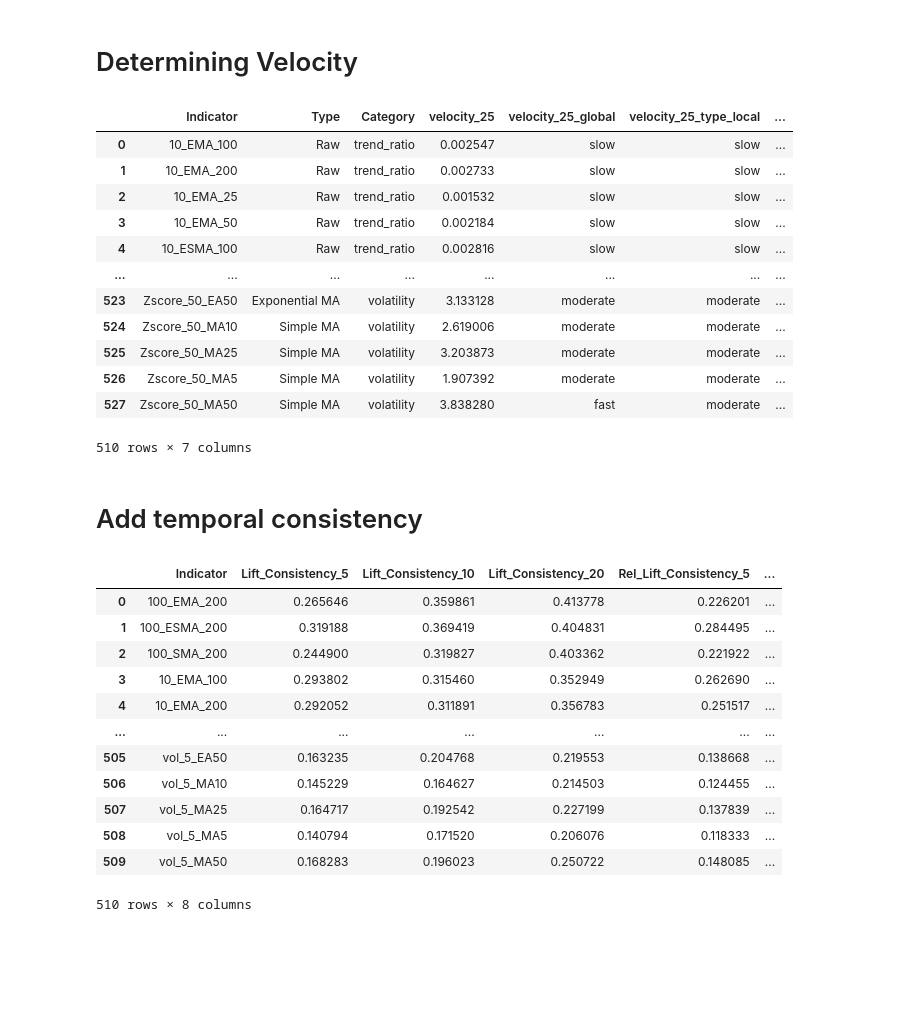
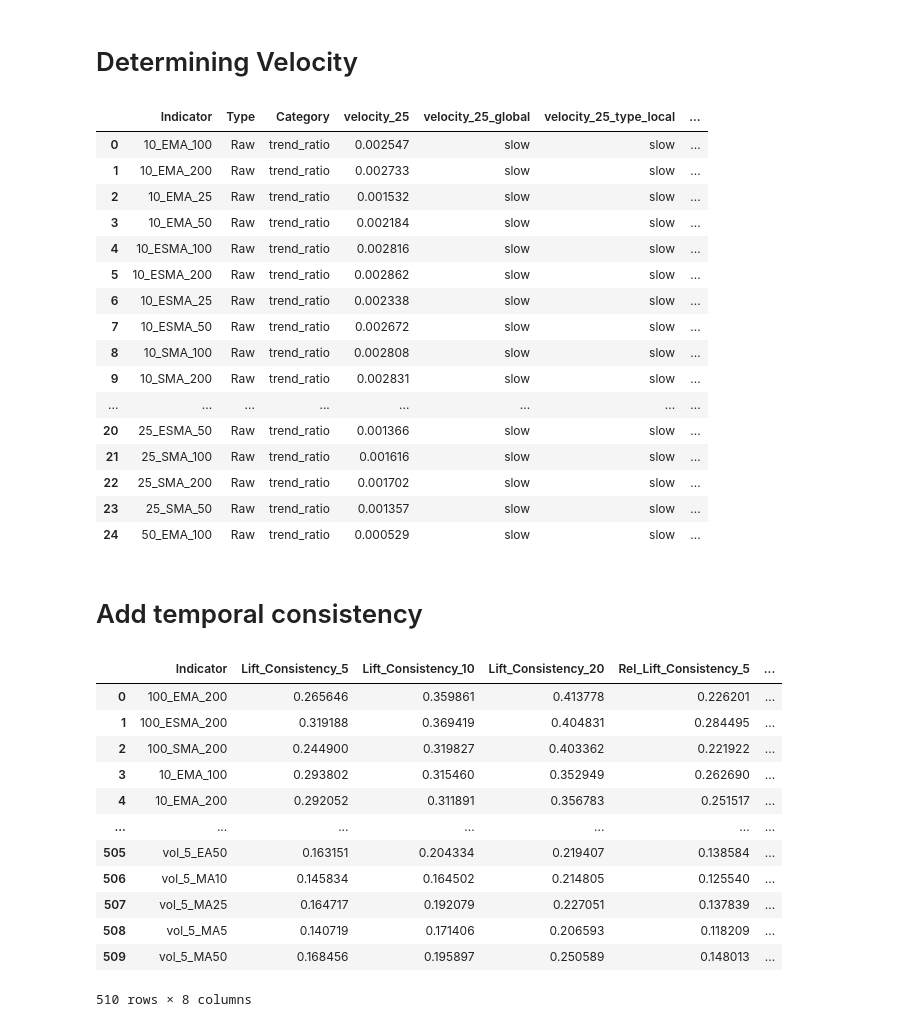
Before and after one commit to bchase17/Fracturion, a Jupyter notebook: Indicator_Selection_Pipeline/Finalization/finalization.ipynb, the cells around one changed output. Cells and saved outputs as stored; diff of their text form; code cells hidden in the pictures; blank space fills up the shorter version.

```diff
--- a/Indicator_Selection_Pipeline/Finalization/finalization.ipynb
+++ b/Indicator_Selection_Pipeline/Finalization/finalization.ipynb
@@ -49,47 +49,67 @@ for i, row in high_level_cat.iterrows():
     series = df[indicator]
     series = series / series.mean()
 
     # Skip non-numeric series
     if not np.issubdtype(series.dtype, np.number):
         continue
 
     velocity_25 = series.diff().abs().rolling(window=25).mean().mean()
 
     high_level_cat.at[i, 'velocity_25'] = velocity_25
 
 # Define labels
 labels = ['slow', 'moderate', 'fast']
 
 # Global velocity binning
 quantiles_global = high_level_cat['velocity_25'].quantile([0.33, 0.66])
 bins_global = [-np.inf, quantiles_global[0.33], quantiles_global[0.66], np.inf]
 high_level_cat['velocity_25_global'] = pd.cut(high_level_cat['velocity_25'], bins=bins_global, labels=labels)
 
-# Type-local velocity binning
-high_level_cat['velocity_25_type_local'] = high_level_cat.groupby('Type')['velocity_25'].transform(
-    lambda x: pd.cut(x, bins=np.quantile(x, [0, 0.33, 0.66, 1]), labels=labels, duplicates='drop')
+def qbin(s):
+    """Return a 3-level q-cut, or fall back to a single label."""
+    s = s.dropna()
+    if s.nunique() < 3:
+        # not enough spread – label everything 'moderate'
+        return pd.Series(['moderate'] * len(s), index=s.index)
+
+    # Compute break-points; allow for ties
+    q = np.quantile(s, [0, .33, .66, 1])
+    # If duplicates remain after dropping, we fall back to qcut
+    try:
+        return pd.cut(s, bins=q, labels=labels, include_lowest=True,
+                      duplicates='drop')
+    except ValueError:                   # still too few bins
+        return pd.qcut(s.rank(method='first'), 3, labels=labels)
+
+# Type-local
+high_level_cat['velocity_25_type_local'] = (
+    high_level_cat.groupby('Type')['velocity_25'].transform(qbin)
 )
 
-# Category-local velocity binning
-high_level_cat['velocity_25_cat_local'] = high_level_cat.groupby('Category')['velocity_25'].transform(
-    lambda x: pd.cut(x, bins=np.quantile(x, [0, 0.33, 0.66, 1]), labels=labels, duplicates='drop')
+# Category-local
+high_level_cat['velocity_25_cat_local'] = (
+    high_level_cat.groupby('Category')['velocity_25'].transform(qbin)
 )
 
-high_level_cat
+high_level_cat.head(25)
 # %% [output]
 |  | Indicator | Type | Category | velocity_25 | velocity_25_global | velocity_25_type_local | ... |
 | 0 | 10_EMA_100 | Raw | trend_ratio | 0.002547 | slow | slow | ... |
 | 1 | 10_EMA_200 | Raw | trend_ratio | 0.002733 | slow | slow | ... |
 | 2 | 10_EMA_25 | Raw | trend_ratio | 0.001532 | slow | slow | ... |
 | 3 | 10_EMA_50 | Raw | trend_ratio | 0.002184 | slow | slow | ... |
 | 4 | 10_ESMA_100 | Raw | trend_ratio | 0.002816 | slow | slow | ... |
+| 5 | 10_ESMA_200 | Raw | trend_ratio | 0.002862 | slow | slow | ... |
+| 6 | 10_ESMA_25 | Raw | trend_ratio | 0.002338 | slow | slow | ... |
+| 7 | 10_ESMA_50 | Raw | trend_ratio | 0.002672 | slow | slow | ... |
+| 8 | 10_SMA_100 | Raw | trend_ratio | 0.002808 | slow | slow | ... |
+| 9 | 10_SMA_200 | Raw | trend_ratio | 0.002831 | slow | slow | ... |
 | ... | ... | ... | ... | ... | ... | ... | ... |
-| 523 | Zscore_50_EA50 | Exponential MA | volatility | 3.133128 | moderate | moderate | ... |
-| 524 | Zscore_50_MA10 | Simple MA | volatility | 2.619006 | moderate | moderate | ... |
-| 525 | Zscore_50_MA25 | Simple MA | volatility | 3.203873 | moderate | moderate | ... |
-| 526 | Zscore_50_MA5 | Simple MA | volatility | 1.907392 | moderate | moderate | ... |
-| 527 | Zscore_50_MA50 | Simple MA | volatility | 3.838280 | fast | moderate | ... |
+| 20 | 25_ESMA_50 | Raw | trend_ratio | 0.001366 | slow | slow | ... |
+| 21 | 25_SMA_100 | Raw | trend_ratio | 0.001616 | slow | slow | ... |
+| 22 | 25_SMA_200 | Raw | trend_ratio | 0.001702 | slow | slow | ... |
+| 23 | 25_SMA_50 | Raw | trend_ratio | 0.001357 | slow | slow | ... |
+| 24 | 50_EMA_100 | Raw | trend_ratio | 0.000529 | slow | slow | ... |
-510 rows × 7 columns
 # %% [markdown]
 # Add temporal consistency
 # %%
@@ -205,11 +225,11 @@ pivoted_df
 | 3 | 10_EMA_100 | 0.293802 | 0.315460 | 0.352949 | 0.262690 | ... |
 | 4 | 10_EMA_200 | 0.292052 | 0.311891 | 0.356783 | 0.251517 | ... |
 | ... | ... | ... | ... | ... | ... | ... |
-| 505 | vol_5_EA50 | 0.163235 | 0.204768 | 0.219553 | 0.138668 | ... |
-| 506 | vol_5_MA10 | 0.145229 | 0.164627 | 0.214503 | 0.124455 | ... |
-| 507 | vol_5_MA25 | 0.164717 | 0.192542 | 0.227199 | 0.137839 | ... |
-| 508 | vol_5_MA5 | 0.140794 | 0.171520 | 0.206076 | 0.118333 | ... |
-| 509 | vol_5_MA50 | 0.168283 | 0.196023 | 0.250722 | 0.148085 | ... |
+| 505 | vol_5_EA50 | 0.163151 | 0.204334 | 0.219407 | 0.138584 | ... |
+| 506 | vol_5_MA10 | 0.145834 | 0.164502 | 0.214805 | 0.125540 | ... |
+| 507 | vol_5_MA25 | 0.164717 | 0.192079 | 0.227051 | 0.137839 | ... |
+| 508 | vol_5_MA5 | 0.140719 | 0.171406 | 0.206593 | 0.118209 | ... |
+| 509 | vol_5_MA50 | 0.168456 | 0.195897 | 0.250589 | 0.148013 | ... |
 510 rows × 8 columns
 # %%
 merged_df = high_level_cat.merge(pivoted_df, on='Indicator', how='left')
```
Also changed, not shown: 13 other files.
